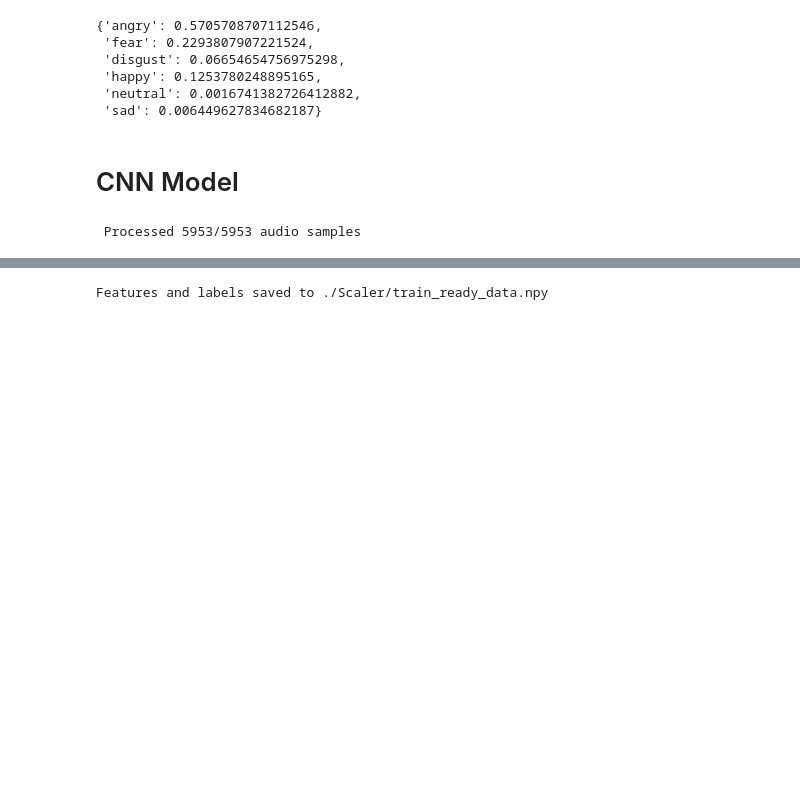
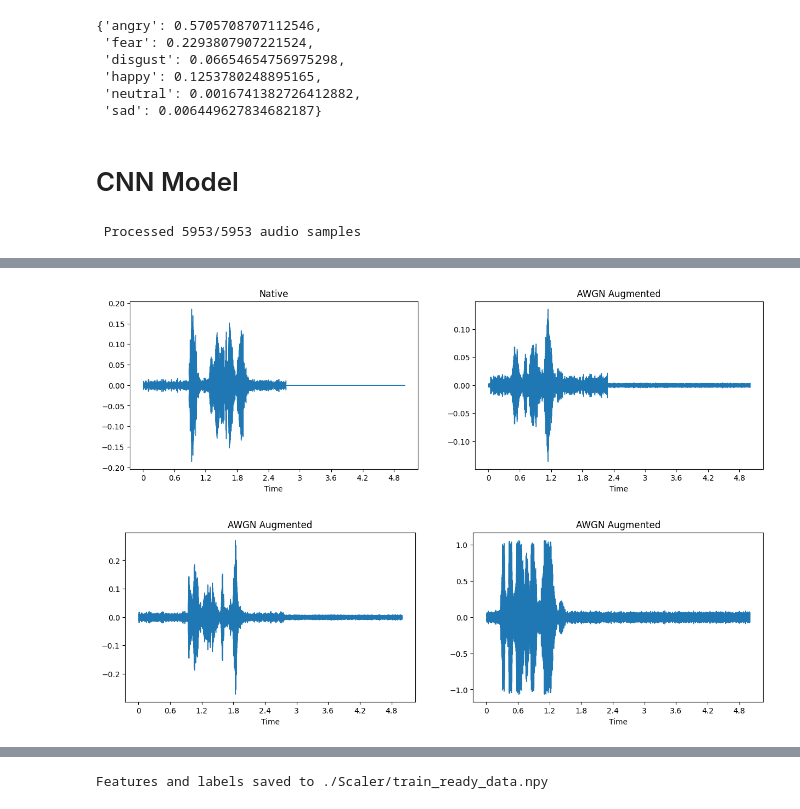
Before and after one commit to satria-ui/TugasAkhir2023, a Jupyter notebook: script/main.ipynb, the cells around one changed output, grey strips where cells are left out. Drawn from its saved outputs; the diff is of its cells as text; code cells hidden in the pictures; blank space fills up the shorter version.

```diff
--- a/script/main.ipynb
+++ b/script/main.ipynb
@@ -458,3 +609,29 @@ Features (MFC coefficient matrix) shape: 40 mel frequency coefficients x 130 tim
+# %%
+import matplotlib.pyplot as plt
+# pick a random waveform, but same one from native and augmented set for easier comparison
+plt.figure(figsize=(15,4))
+plt.subplot(1, 2, 1)
+librosa.display.waveshow(waveforms_testing[12], sr=SAMPLE_RATE)
+plt.title('Native')
+
+plt.subplot(1, 2, 2)
+# augmented waveforms are 2D len 1440 list with 2 waveforms in each position
+librosa.display.waveshow(augmented_waveforms_temp[0][0], sr=SAMPLE_RATE)
+plt.title('AWGN Augmented')
+plt.show()
+
+plt.figure(figsize=(15,4))
+plt.subplot(1, 2, 1)
+librosa.display.waveshow(augmented_waveforms_temp[2][0], sr=SAMPLE_RATE)
+plt.title('AWGN Augmented')
+
+plt.subplot(1, 2, 2)
+librosa.display.waveshow(augmented_waveforms_temp[7][0], sr=SAMPLE_RATE)
+plt.title('AWGN Augmented')
+plt.show()
+# %% [output]
+[figure, added]
+[figure, added]
 # %%
 #################### FORMAT DATA FOR TENSOR ####################
 # need to make dummy input channel for CNN input feature tensor
```
Also changed, not shown: parts of 19 cells of this notebook, 6 other files.
